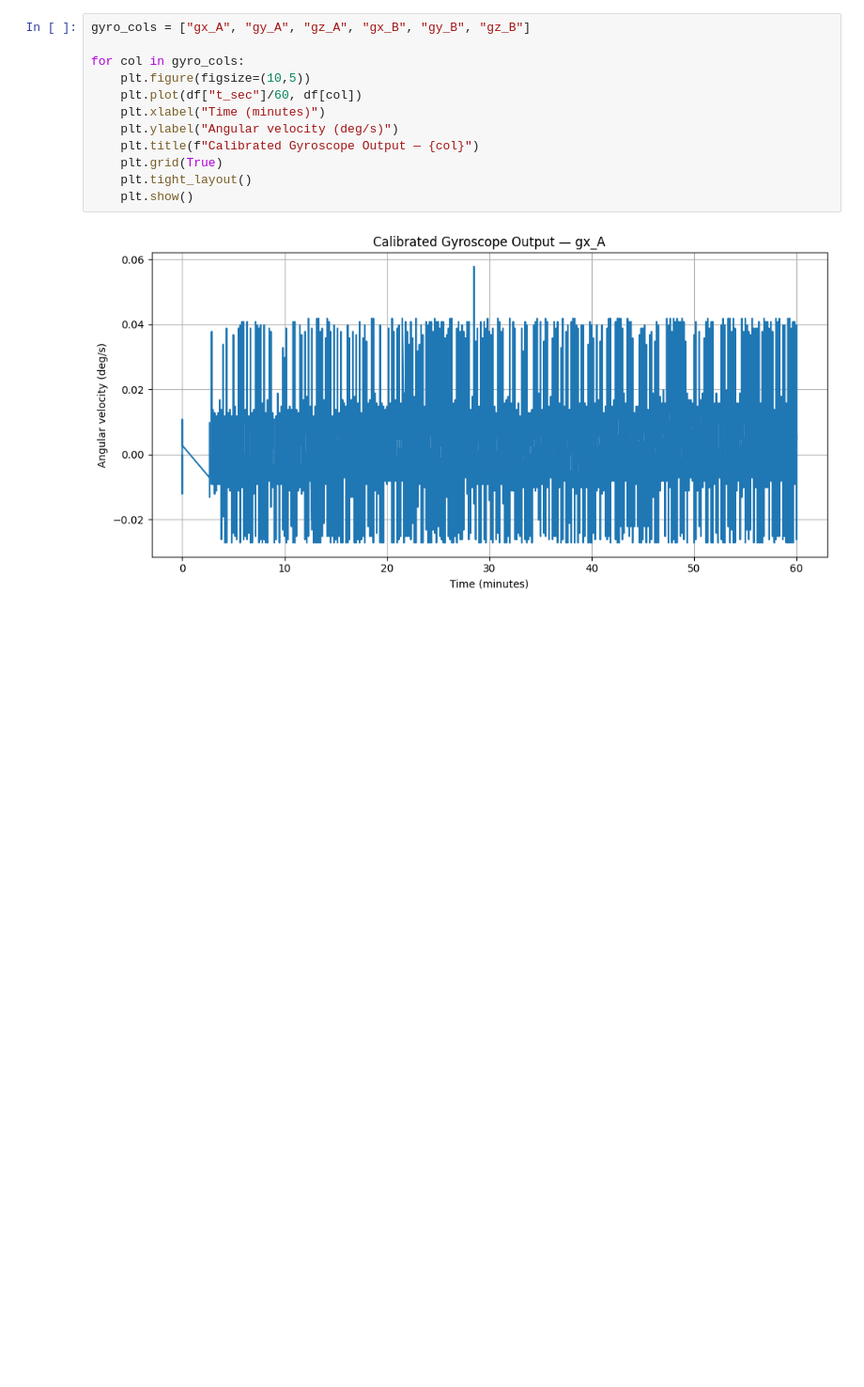
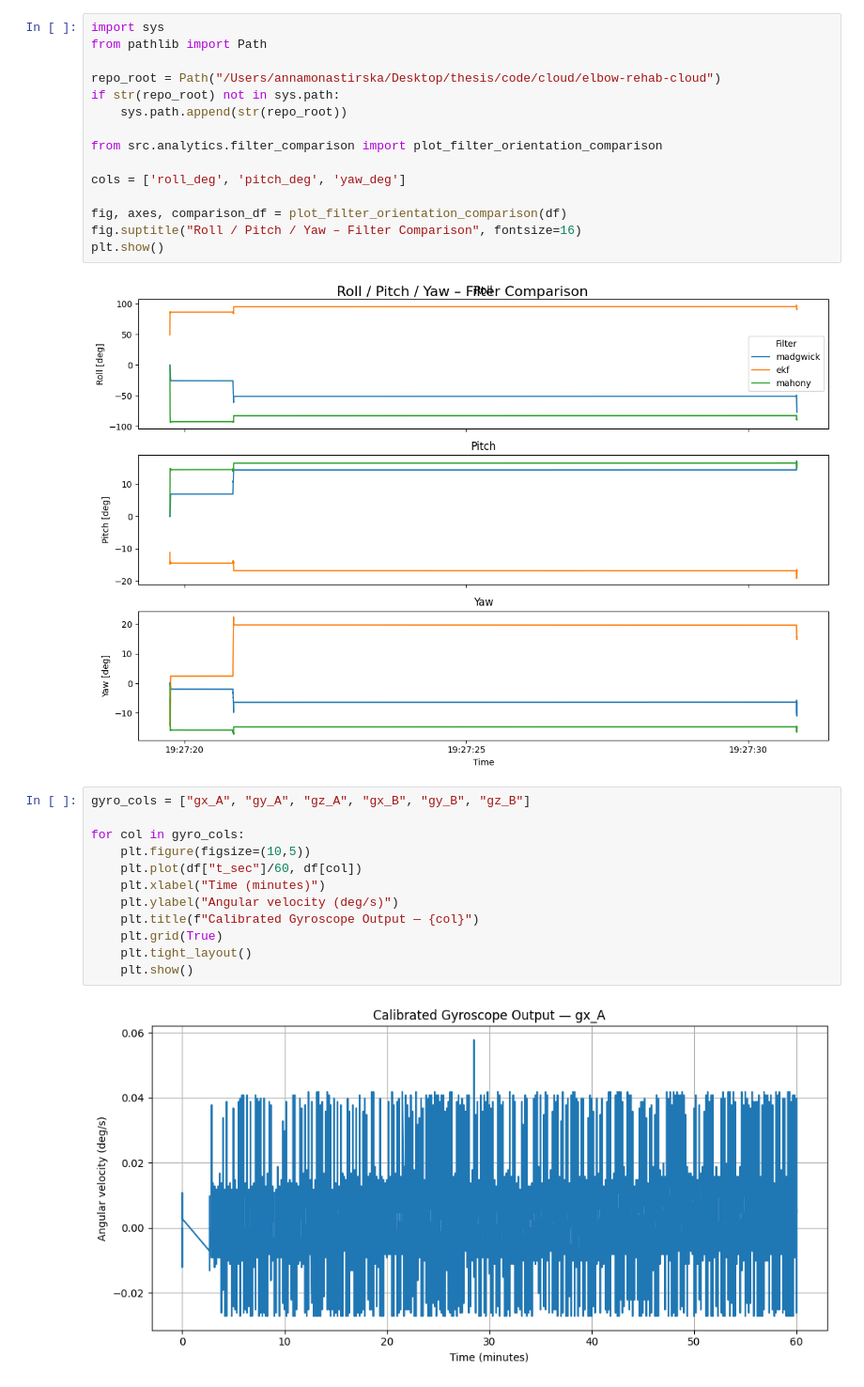
Before and after one commit to RickSanj/elbow-rehab-cloud, a Jupyter notebook: src/analytics/other.ipynb, the cells around one changed output. Shown at 94% size. Cells and saved outputs as stored; diff of their text form; blank space fills up the shorter version.

Commit message:
Algo improvement, tests added, swap z axis, singleton connector
Update EKF filter, add logging for debug, calculate sample rate

```diff
--- a/src/analytics/other.ipynb
+++ b/src/analytics/other.ipynb
@@ -39,3 +40,20 @@ Duration (minutes): 59.999739549999994
+# %%
+import sys
+from pathlib import Path
+
+repo_root = Path("/Users/annamonastirska/Desktop/thesis/code/cloud/elbow-rehab-cloud")
+if str(repo_root) not in sys.path:
+    sys.path.append(str(repo_root))
+
+from src.analytics.filter_comparison import plot_filter_orientation_comparison
+
+cols = ['roll_deg', 'pitch_deg', 'yaw_deg']
+
+fig, axes, comparison_df = plot_filter_orientation_comparison(df)
+fig.suptitle("Roll / Pitch / Yaw – Filter Comparison", fontsize=16)
+plt.show()
+# %% [output]
+[figure, added]
 # %%
 gyro_cols = ["gx_A", "gy_A", "gz_A", "gx_B", "gy_B", "gz_B"]
 
```
Also changed, not shown: parts of 1 cell of this notebook, 29 other files.
